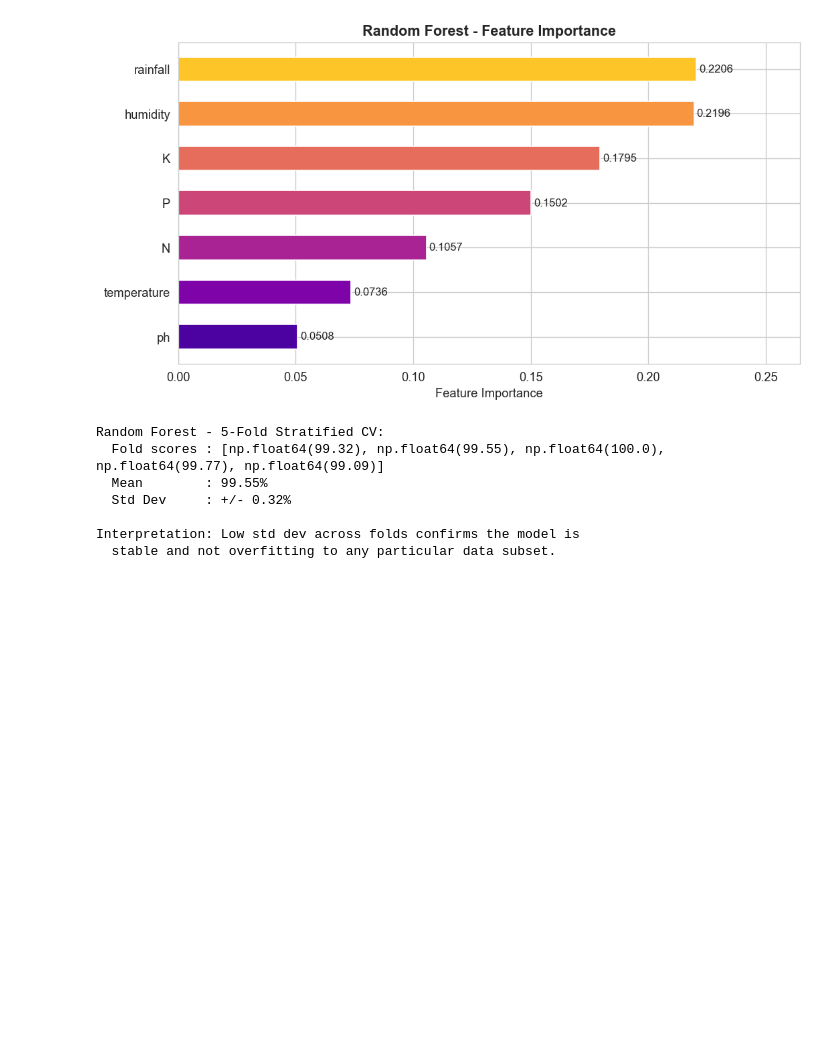
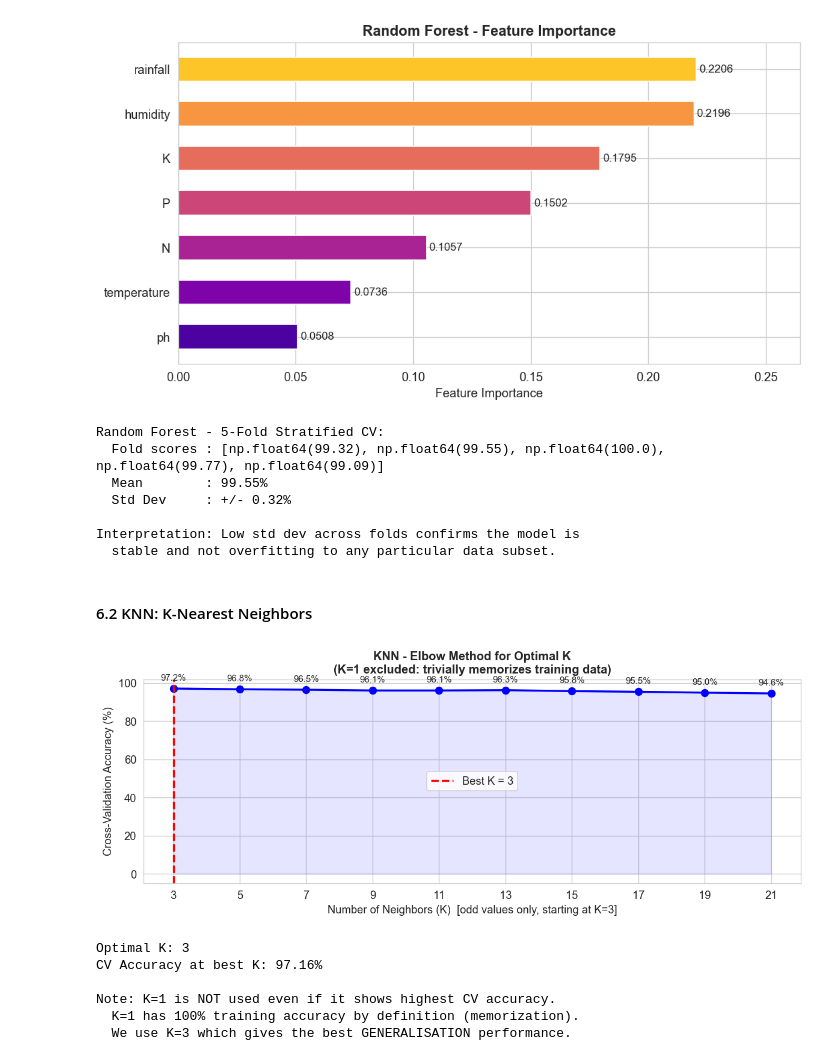
Before and after one commit to mriyazashliya03/Crop-Recommendation-System-using-ML, a Jupyter notebook: model_building.ipynb, the cells around one changed output. Cells and saved outputs as stored; diff of their text form; code cells hidden in the pictures; blank space fills up the shorter version.

Commit message:
Trained KNN Model using the Elbow Method

```diff
--- a/model_building.ipynb
+++ b/model_building.ipynb
@@ -289,3 +289,49 @@ Random Forest - 5-Fold Stratified CV:
 
 Interpretation: Low std dev across folds confirms the model is
   stable and not overfitting to any particular data subset.
+# %% [markdown]
+#### 6.2 KNN: K-Nearest Neighbors
+# %%
+# Find optimal K -- evaluated on VALIDATION accuracy, not training accuracy
+# K=1 is excluded because it trivially memorizes training data
+k_range  = range(3, 22, 2)  # Odd values only to avoid ties; start from 3
+k_scores = []
+
+for k in k_range:
+    knn_tmp = KNeighborsClassifier(n_neighbors=k, metric='euclidean', weights='distance')
+    cv_tmp  = cross_val_score(knn_tmp, X_train_sc, y_train, cv=5, scoring='accuracy')
+    k_scores.append(cv_tmp.mean())
+
+best_k = list(k_range)[int(np.argmax(k_scores))]
+
+fig, ax = plt.subplots(figsize=(10, 4))
+ax.plot(list(k_range), [s*100 for s in k_scores], 'bo-', markersize=7, linewidth=2)
+ax.axvline(best_k, color='red', linestyle='--', linewidth=2, label=f'Best K = {best_k}')
+ax.fill_between(list(k_range), [s*100 for s in k_scores], alpha=0.1, color='blue')
+for k, s in zip(k_range, k_scores):
+    ax.annotate(f'{s*100:.1f}%', (k, s*100), textcoords='offset points',
+                xytext=(0, 8), ha='center', fontsize=9)
+ax.set_xlabel('Number of Neighbors (K)  [odd values only, starting at K=3]')
+ax.set_ylabel('Cross-Validation Accuracy (%)')
+ax.set_title('KNN - Elbow Method for Optimal K\n'
+             '(K=1 excluded: trivially memorizes training data)', fontsize=12, fontweight='bold')
+ax.legend(fontsize=11)
+ax.set_xticks(list(k_range))
+plt.tight_layout()
+plt.savefig('knn_elbow.png', bbox_inches='tight')
+plt.show()
+
+print(f'Optimal K: {best_k}')
+print(f'CV Accuracy at best K: {max(k_scores)*100:.2f}%')
+print()
+print('Note: K=1 is NOT used even if it shows highest CV accuracy.')
+print('  K=1 has 100% training accuracy by definition (memorization).')
+print(f'  We use K={best_k} which gives the best GENERALISATION performance.')
+# %% [output]
+[figure, added]
+Optimal K: 3
+CV Accuracy at best K: 97.16%
+
+Note: K=1 is NOT used even if it shows highest CV accuracy.
+  K=1 has 100% training accuracy by definition (memorization).
+  We use K=3 which gives the best GENERALISATION performance.
```
Also changed, not shown: parts of 3 cells of this notebook.
